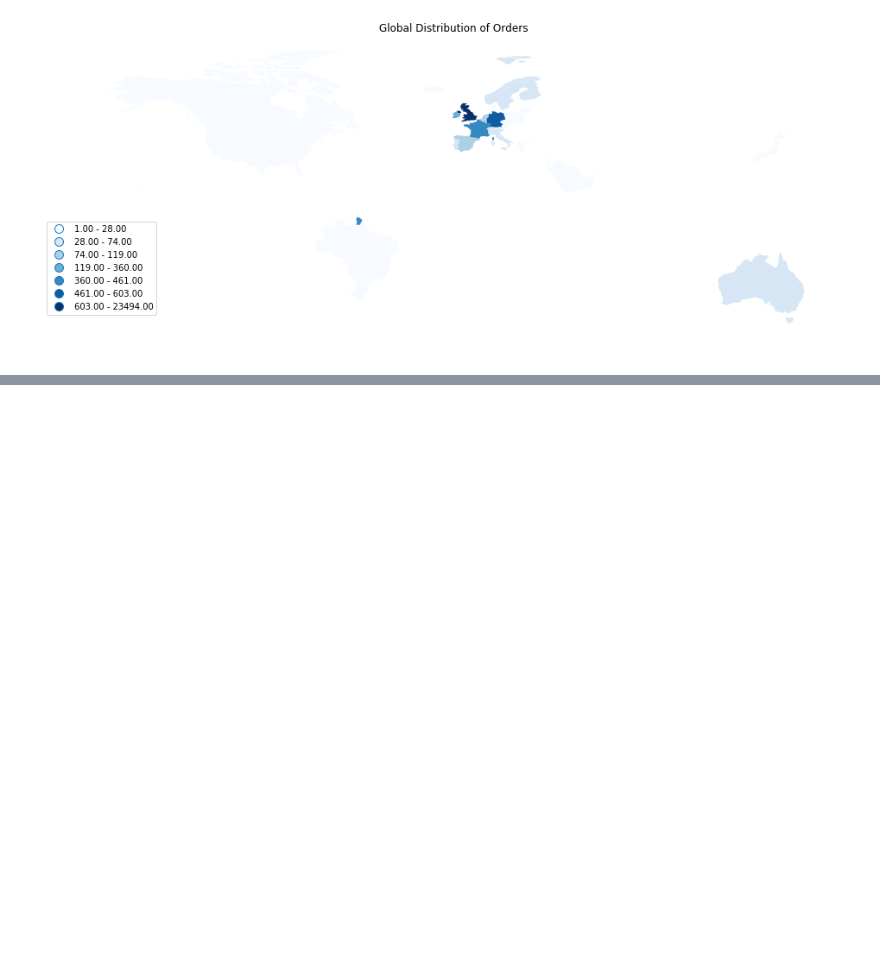
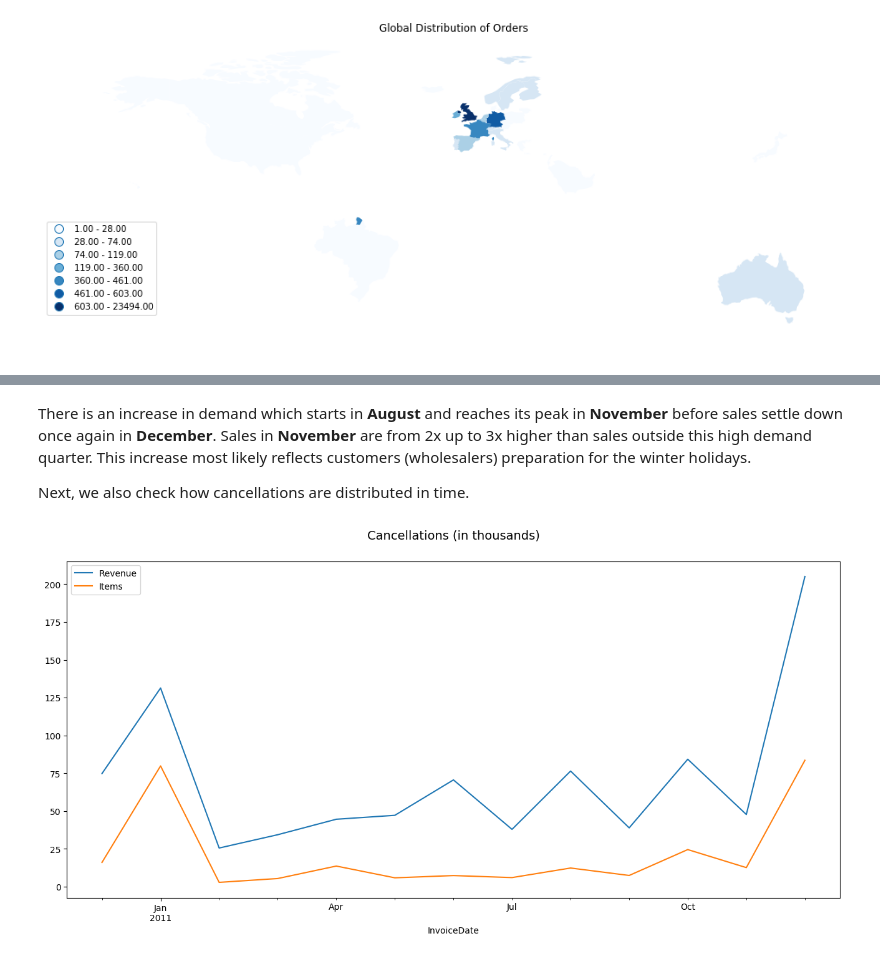
Before and after one commit to romeoc/tales, a Jupyter notebook: ecommerce/Online Retail – Customer Segmentation & Recommender System.ipynb, the cells around one changed output, grey strips where cells are left out. Cells and saved outputs as stored; diff of their text form; code cells hidden in the pictures; blank space fills up the shorter version.

```diff
--- a/ecommerce/Online Retail – Customer Segmentation & Recommender System.ipynb
+++ b/ecommerce/Online Retail – Customer Segmentation & Recommender System.ipynb
@@ -277,0 +320,20 @@ ax.get_legend().set_bbox_to_anchor((.12, .4))
+# %% [markdown]
+There is an increase in demand which starts in **August** and reaches its peak in **November**  before sales settle down once again in **December**. Sales in **November** are from 2x up to 3x higher than sales outside this high demand quarter. This increase most likely reflects customers (wholesalers) preparation for the winter holidays.
+
+Next, we also check how cancellations are distributed in time.
+# %%
+monthly_stats = orders[orders["GrandTotal"] < 0].groupby(pd.Grouper(key='InvoiceDate', freq='M')).agg({
+    'GrandTotal': 'sum',
+    'ItemsCount': 'sum'
+}).rename(columns={
+    'GrandTotal': 'Revenue',
+    'ItemsCount': 'Items'
+})
+
+monthly_stats = monthly_stats / 1000 * -1
+ax = monthly_stats.plot(kind='line', figsize=(16,7))
+ax.set_title('Cancellations (in thousands)')
+ax.title.set_position([.5, 1.05])
+ax.title.set_size(14)
+# %% [output]
+[figure, added]
```
Also changed, not shown: parts of 25 cells of this notebook.
